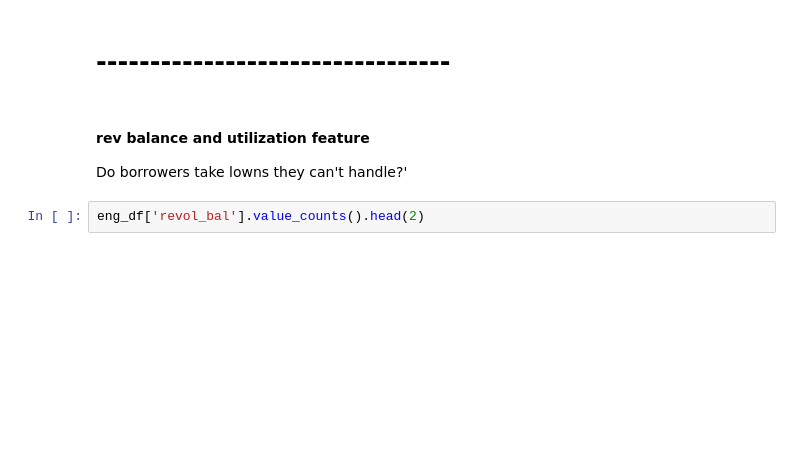
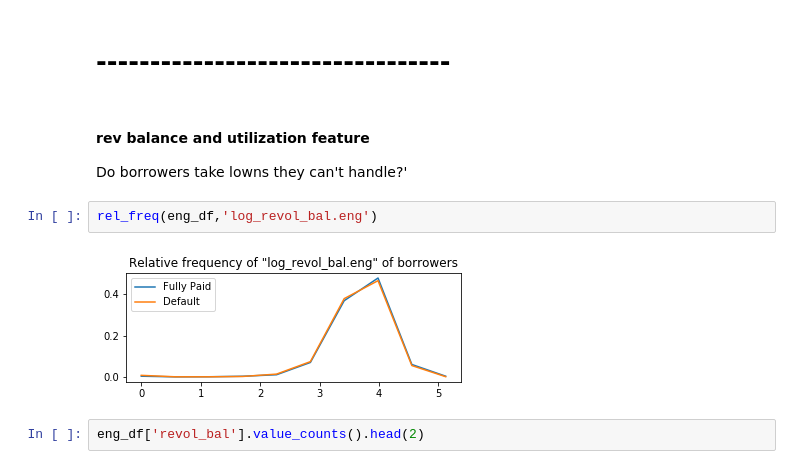
Before and after one commit to Erolino/LendingClub_Loans, a Jupyter notebook: LC_loans.ipynb, the cells around one changed output. Saved outputs shown, nothing was run; the diff lists cells and outputs as text; blank space fills up the shorter version.

```diff
--- a/LC_loans.ipynb
+++ b/LC_loans.ipynb
@@ -859,6 +859,10 @@ eng_df['prncp.eng'][eng_df['Loan_response']==1].hist(bins=50)
 # %% [markdown]
 #### rev balance and utilization feature
 Do  borrowers take lowns they can't handle?'
+# %%
+rel_freq(eng_df,'log_revol_bal.eng')
+# %% [output]
+[figure, added]
 # %%
 eng_df['revol_bal'].value_counts().head(2)
 # %% [output]
```
Also changed, not shown: parts of 1 cell of this notebook, 1 other file.
